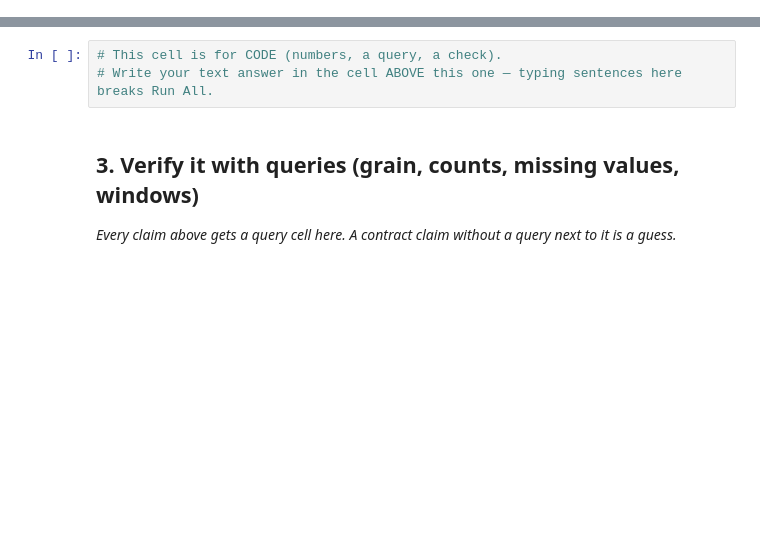
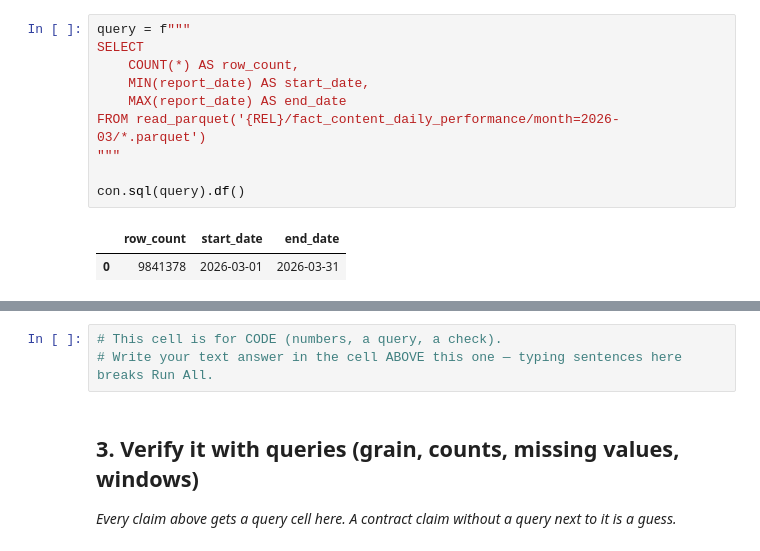
Before and after one commit to keshav-geu/flyrank-internship, a Jupyter notebook: work/notebooks/w03_data_contract.ipynb, the cells around one changed output, grey strips where cells are left out. Drawn from its saved outputs; the diff is of its cells as text; blank space fills up the shorter version.

```diff
--- a/work/notebooks/w03_data_contract.ipynb
+++ b/work/notebooks/w03_data_contract.ipynb
@@ -19,0 +33,13 @@ This skeleton is yours to fill. Work the sections **in order** — each one has
+# %%
+query = f"""
+SELECT
+    COUNT(*) AS row_count,
+    MIN(report_date) AS start_date,
+    MAX(report_date) AS end_date
+FROM read_parquet('{REL}/fact_content_daily_performance/month=2026-03/*.parquet')
+"""
+
+con.sql(query).df()
+# %% [output]
+|  | row_count | start_date | end_date |
+| 0 | 9841378 | 2026-03-01 | 2026-03-31 |
```
Also changed, not shown: parts of 14 cells of this notebook.
